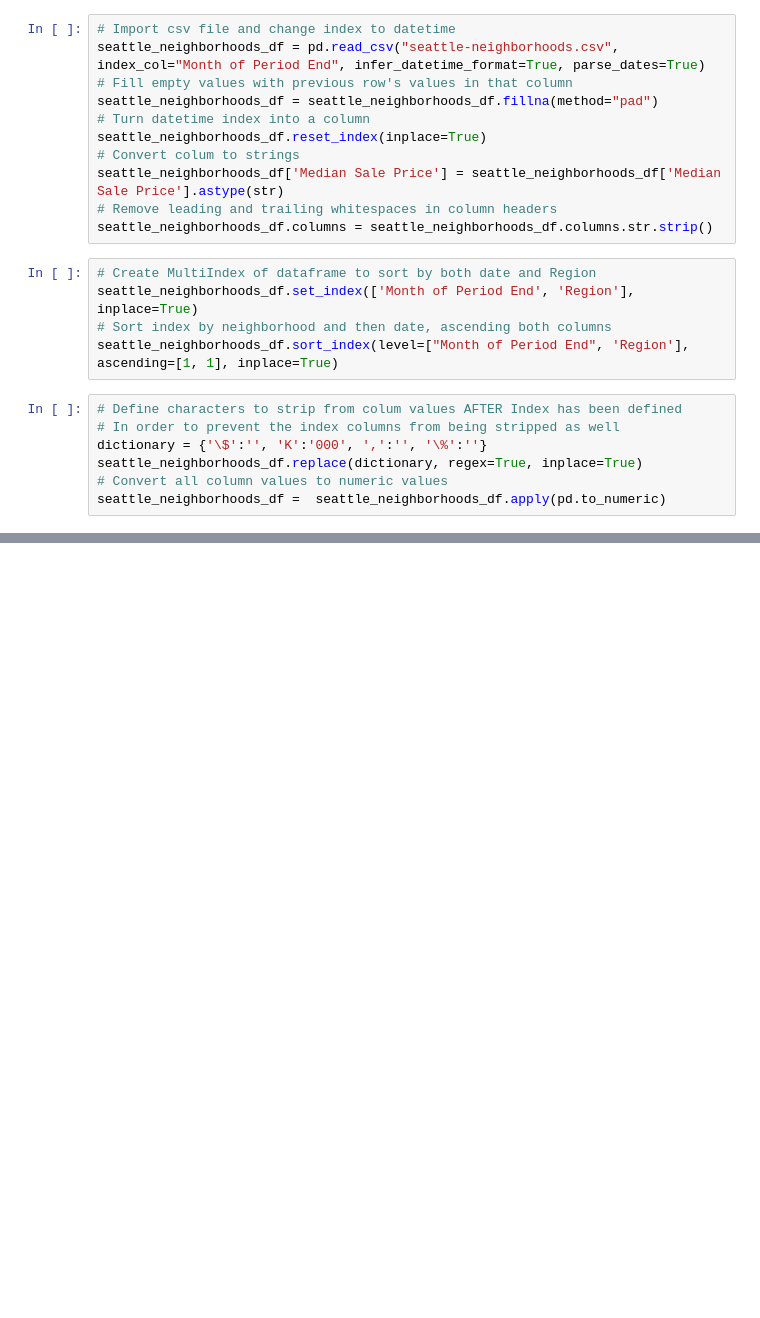
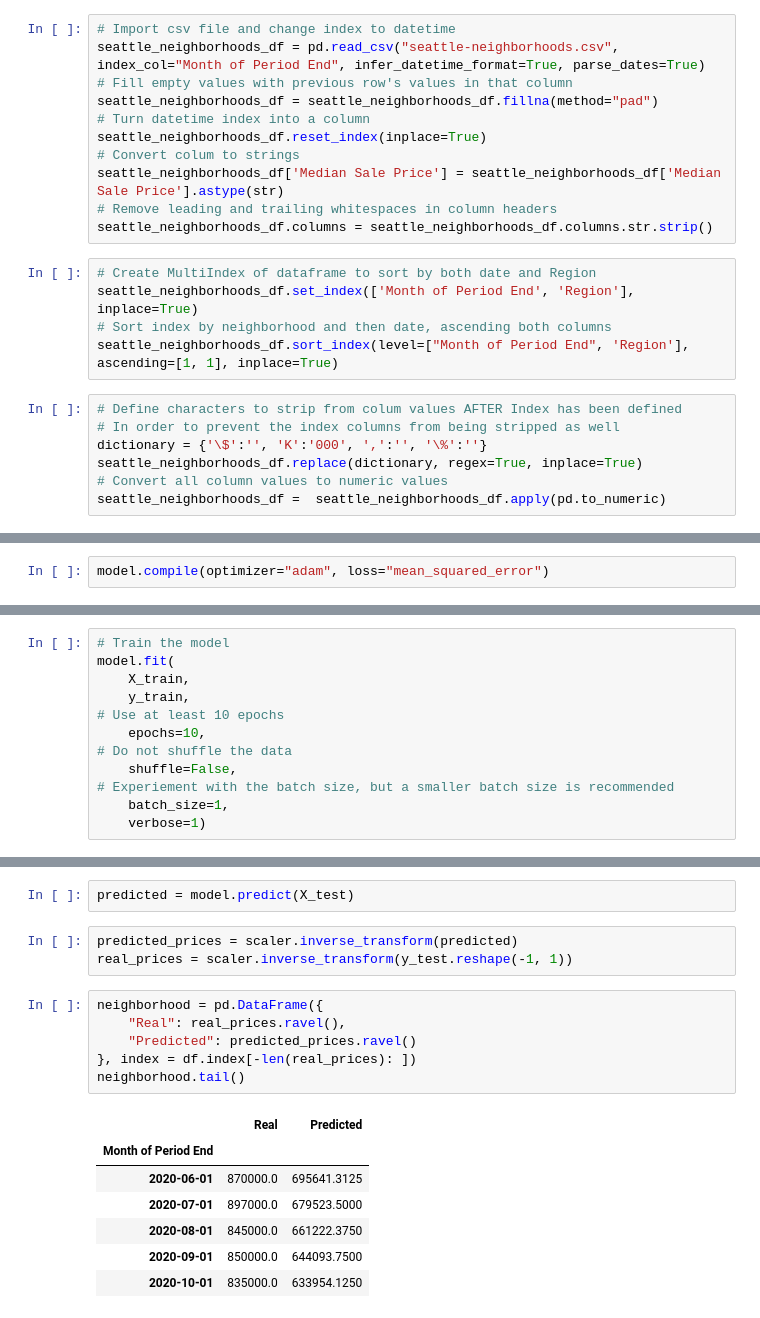
Before and after one commit to CapraRoyale/property-predictions, a Jupyter notebook: lstm.ipynb, the cells around one changed output, grey strips where cells are left out. Cells and saved outputs as stored; diff of their text form; blank space fills up the shorter version.

```diff
--- a/lstm.ipynb
+++ b/lstm.ipynb
@@ -54,0 +153,2 @@ seattle_neighborhoods_df.xs('Seattle, WA', level='Region')['Median Sale Price'].
+# %%
+model.compile(optimizer="adam", loss="mean_squared_error")
@@ -54,0 +175,12 @@ seattle_neighborhoods_df.xs('Seattle, WA', level='Region')['Median Sale Price'].
+# %%
+# Train the model
+model.fit(
+    X_train,
+    y_train,
+# Use at least 10 epochs
+    epochs=10,
+# Do not shuffle the data
+    shuffle=False,
+# Experiement with the batch size, but a smaller batch size is recommended
+    batch_size=1,
+    verbose=1)
@@ -54,0 +215,19 @@ seattle_neighborhoods_df.xs('Seattle, WA', level='Region')['Median Sale Price'].
+# %%
+predicted = model.predict(X_test)
+# %%
+predicted_prices = scaler.inverse_transform(predicted)
+real_prices = scaler.inverse_transform(y_test.reshape(-1, 1))
+# %%
+neighborhood = pd.DataFrame({
+    "Real": real_prices.ravel(),
+    "Predicted": predicted_prices.ravel()
+}, index = df.index[-len(real_prices): ])
+neighborhood.tail()
+# %% [output]
+|  | Real | Predicted |
+| Month of Period End |  |  |
+| 2020-06-01 | 870000.0 | 695641.3125 |
+| 2020-07-01 | 897000.0 | 679523.5000 |
+| 2020-08-01 | 845000.0 | 661222.3750 |
+| 2020-09-01 | 850000.0 | 644093.7500 |
+| 2020-10-01 | 835000.0 | 633954.1250 |
```
Also changed, not shown: parts of 15 cells of this notebook, 1 other file.
